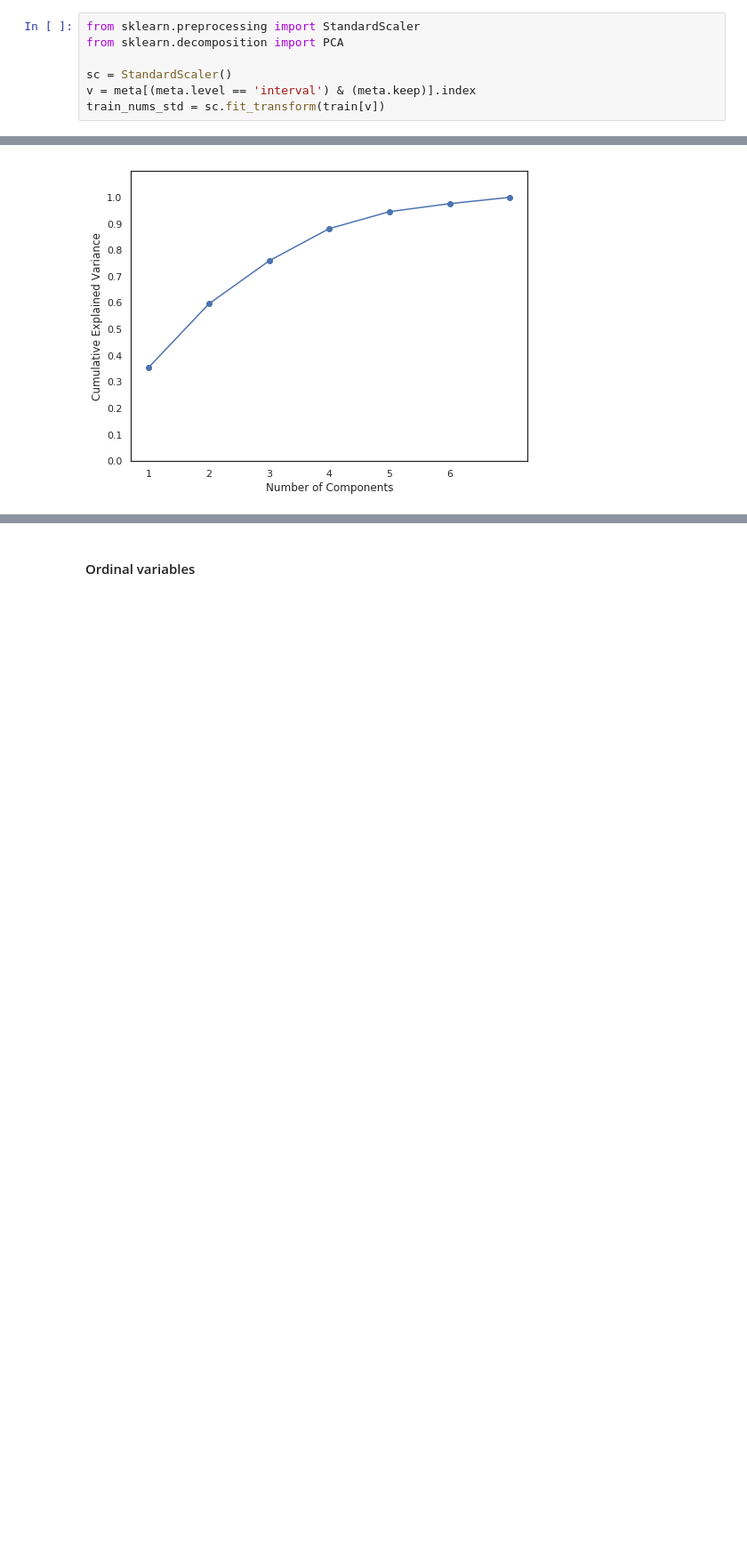
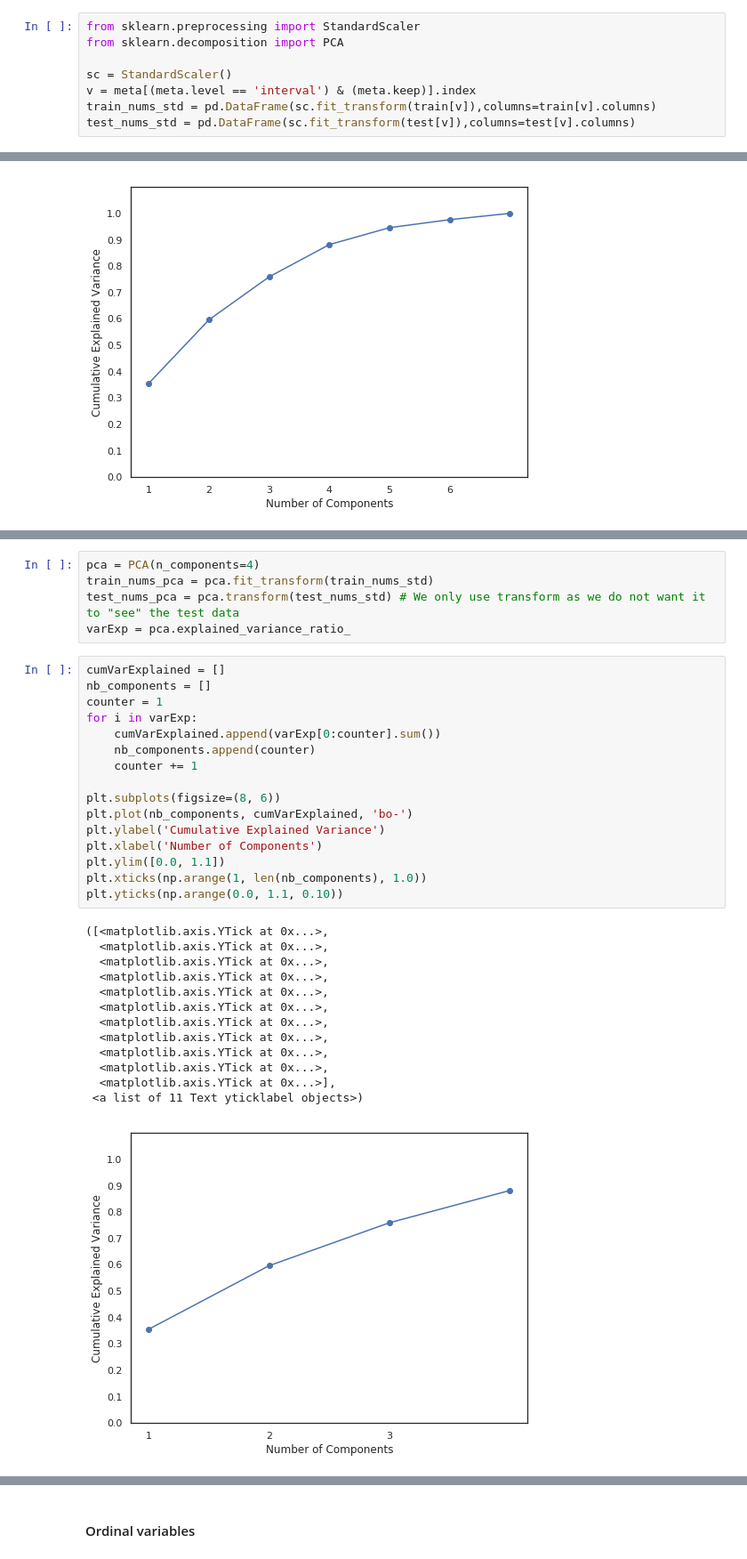
Before and after one commit to 181194/DAT158-ML, a Jupyter notebook: DAT158-ML Oblig 2/Assignment.ipynb, the cells around one changed output, grey strips where cells are left out. Shown at 89% size. Cells and saved outputs as stored; diff of their text form; blank space fills up the shorter version.

```diff
--- a/DAT158-ML Oblig 2/Assignment.ipynb
+++ b/DAT158-ML Oblig 2/Assignment.ipynb
@@ -533,7 +554,8 @@ from sklearn.decomposition import PCA
 
 sc = StandardScaler()
 v = meta[(meta.level == 'interval') & (meta.keep)].index
-train_nums_std = sc.fit_transform(train[v])
+train_nums_std = pd.DataFrame(sc.fit_transform(train[v]),columns=train[v].columns)
+test_nums_std = pd.DataFrame(sc.fit_transform(test[v]),columns=test[v].columns)
 # %%
 pca = PCA(n_components=None)
 train_nums_pca = pca.fit_transform(train_nums_std)
@@ -572,0 +595,35 @@ This plot shows that with 4 variables we are able to explain ~90% of the feature
+# %%
+pca = PCA(n_components=4)
+train_nums_pca = pca.fit_transform(train_nums_std)
+test_nums_pca = pca.transform(test_nums_std) # We only use transform as we do not want it to "see" the test data
+varExp = pca.explained_variance_ratio_
+# %%
+cumVarExplained = []
+nb_components = []
+counter = 1
+for i in varExp:
+    cumVarExplained.append(varExp[0:counter].sum())
+    nb_components.append(counter)
+    counter += 1
+
+plt.subplots(figsize=(8, 6))
+plt.plot(nb_components, cumVarExplained, 'bo-')
+plt.ylabel('Cumulative Explained Variance')
+plt.xlabel('Number of Components')
+plt.ylim([0.0, 1.1])
+plt.xticks(np.arange(1, len(nb_components), 1.0))
+plt.yticks(np.arange(0.0, 1.1, 0.10))
+# %% [output]
+([<matplotlib.axis.YTick at 0x...>,
+  <matplotlib.axis.YTick at 0x...>,
+  <matplotlib.axis.YTick at 0x...>,
+  <matplotlib.axis.YTick at 0x...>,
+  <matplotlib.axis.YTick at 0x...>,
+  <matplotlib.axis.YTick at 0x...>,
+  <matplotlib.axis.YTick at 0x...>,
+  <matplotlib.axis.YTick at 0x...>,
+  <matplotlib.axis.YTick at 0x...>,
+  <matplotlib.axis.YTick at 0x...>,
+  <matplotlib.axis.YTick at 0x...>],
+ <a list of 11 Text yticklabel objects>)
+[figure, added]
```
Also changed, not shown: parts of 50 cells of this notebook.
